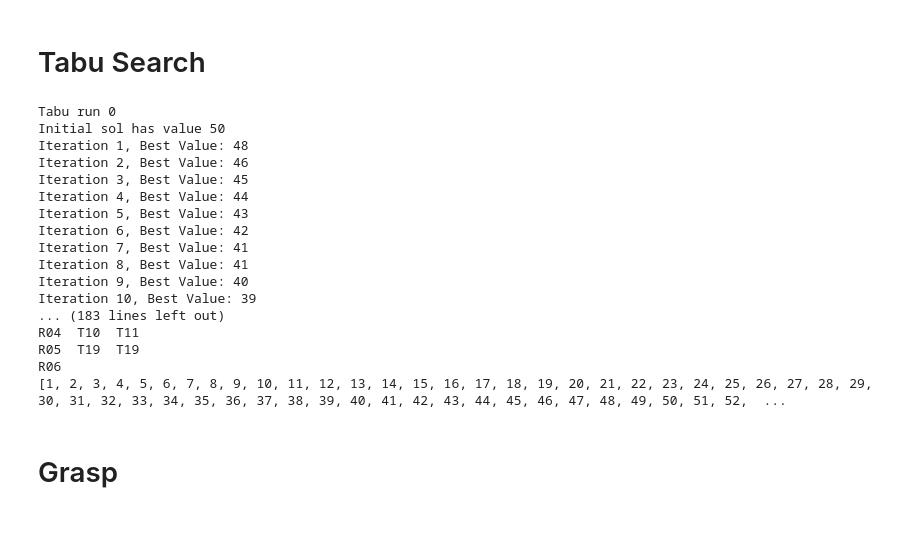
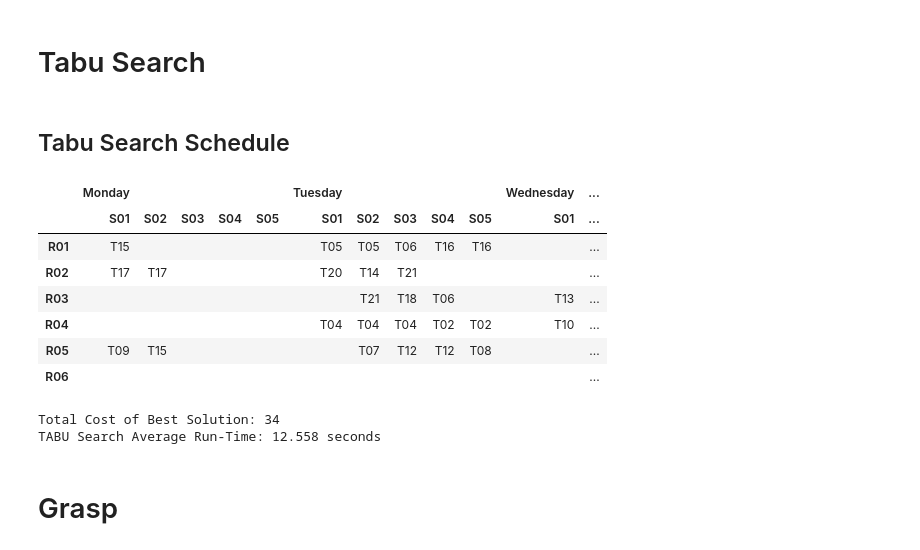
Before and after one commit to NarymanTarvand/tutorial-scheduling, a Jupyter notebook: Scheduling_Assignment_Final.ipynb, the cells around one changed output. Drawn from its saved outputs; the diff is of its cells as text; code cells hidden in the pictures.

```diff
--- a/Scheduling_Assignment_Final.ipynb
+++ b/Scheduling_Assignment_Final.ipynb
@@ -850,45 +872,46 @@ tabu_attempts = []
 times = []
 num_tabu_runs = 10
 for i in range(num_tabu_runs):
-    print(f"Tabu run {i}")
+    #print(f"Tabu run {i}")
     start_time = time.time()
     tabu_iterations, tabu_best_sols, sol, sol_value = tabu_search(tabu_list_size=500, iter_without_improv=100, neighb_subset_size=100)
     times += [float(time.time() - start_time)]
     tabu_attempts += [(tabu_iterations, tabu_best_sols, sol, sol_value)]
-best_pair = min(tabu_attempts, key=lambda x: x[3])
+
+best_pair       = min(tabu_attempts, key=lambda x: x[3])
 tabu_iterations = best_pair[0]
-tabu_best_sols = best_pair[1]
-best_sol = best_pair[2]
-best_val = best_pair[3]
-print(f"The average time taken per run is {np.mean(times)}")
-print(f"The best schedule achieves an objective value of {best_val}, it is:")
-print(print_schedule(best_sol, slots,
-    days,
-    rooms,
-    num_tutors,
-    num_slots,
-    num_days,
-    num_rooms,
-    availability))
-print(tabu_iterations, tabu_best_sols)
+tabu_best_sols  = best_pair[1]
+best_sol        = best_pair[2]
+best_val        = best_pair[3]
-# %% [output]
-Tabu run 0
-Initial sol has value 50
-Iteration 1, Best Value: 48
-Iteration 2, Best Value: 46
-Iteration 3, Best Value: 45
-Iteration 4, Best Value: 44
-Iteration 5, Best Value: 43
-Iteration 6, Best Value: 42
-Iteration 7, Best Value: 41
-Iteration 8, Best Value: 41
-Iteration 9, Best Value: 40
-Iteration 10, Best Value: 39
-... (183 lines left out)
-R04  T10  T11
-R05  T19  T19
-R06
-[1, 2, 3, 4, 5, 6, 7, 8, 9, 10, 11, 12, 13, 14, 15, 16, 17, 18, 19, 20, 21, 22, 23, 24, 25, 26, 27, 28, 29, 30, 31, 32, 33, 34, 35, 36, 37, 38, 39, 40, 41, 42, 43, 44, 45, 46, 47, 48, 49, 50, 51, 52,  ...
+# %% [markdown]
+## Tabu Search Schedule
+# %%
+# Prints out the best schedule from Tabu Search
+schedule = print_schedule(best_sol, slots,
+    days,
+    rooms,
+    num_tutors,
+    num_slots,
+    num_days,
+    num_rooms,
+    availability)
+
+schedule
+# %% [output]
+|  | Monday |  |  |  |  | Tuesday |  |  |  |  | Wednesday | ... |
+|  | S01 | S02 | S03 | S04 | S05 | S01 | S02 | S03 | S04 | S05 | S01 | ... |
+| R01 | T15 |  |  |  |  | T05 | T05 | T06 | T16 | T16 |  | ... |
+| R02 | T17 | T17 |  |  |  | T20 | T14 | T21 |  |  |  | ... |
+| R03 |  |  |  |  |  |  | T21 | T18 | T06 |  | T13 | ... |
+| R04 |  |  |  |  |  | T04 | T04 | T04 | T02 | T02 | T10 | ... |
+| R05 | T09 | T15 |  |  |  |  | T07 | T12 | T12 | T08 |  | ... |
+| R06 |  |  |  |  |  |  |  |  |  |  |  | ... |
+# %%
+print('Total Cost of Best Solution:', best_val)
+print('TABU Search Average Run-Time:',  round(np.mean(times),3), 'seconds')
+# %% [output]
+Total Cost of Best Solution: 34
+TABU Search Average Run-Time: 12.558 seconds
 # %% [markdown]
 # Grasp
 # %%
```
Also changed, not shown: parts of 40 cells of this notebook.
